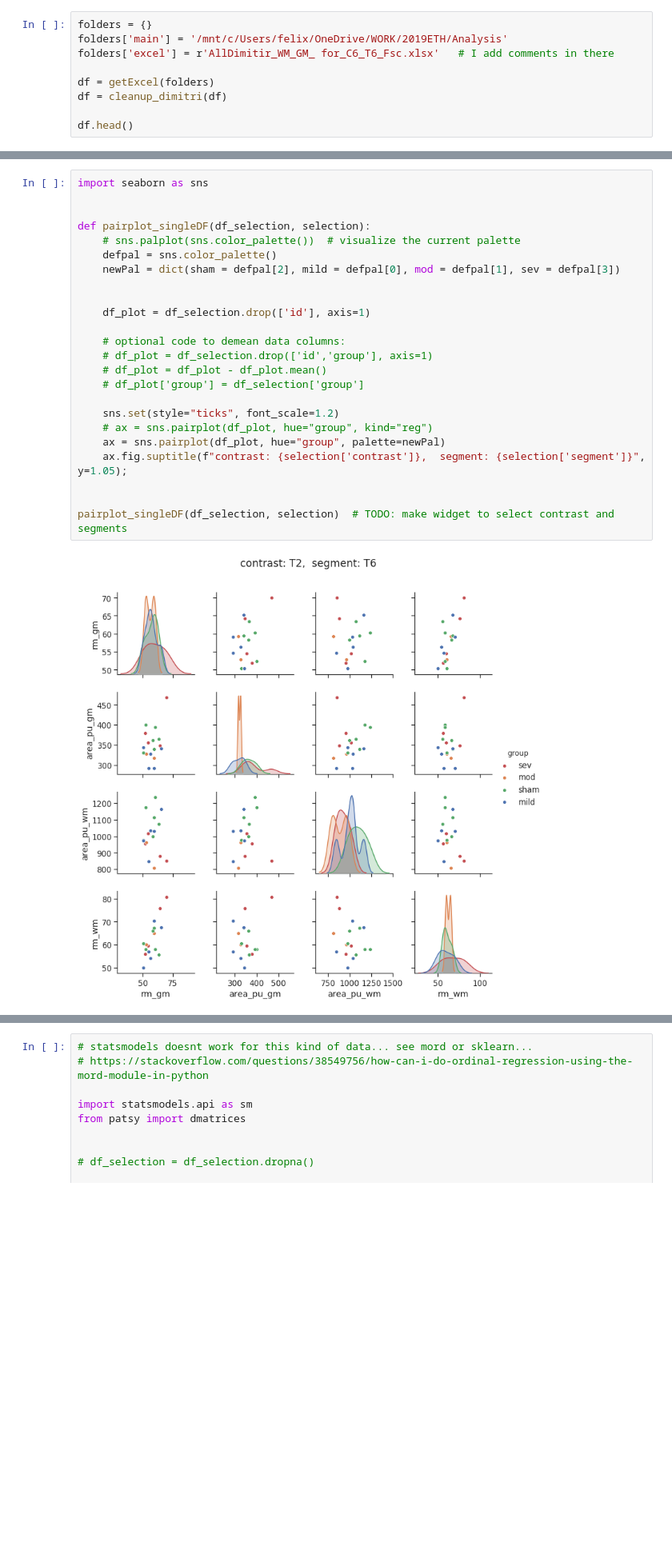
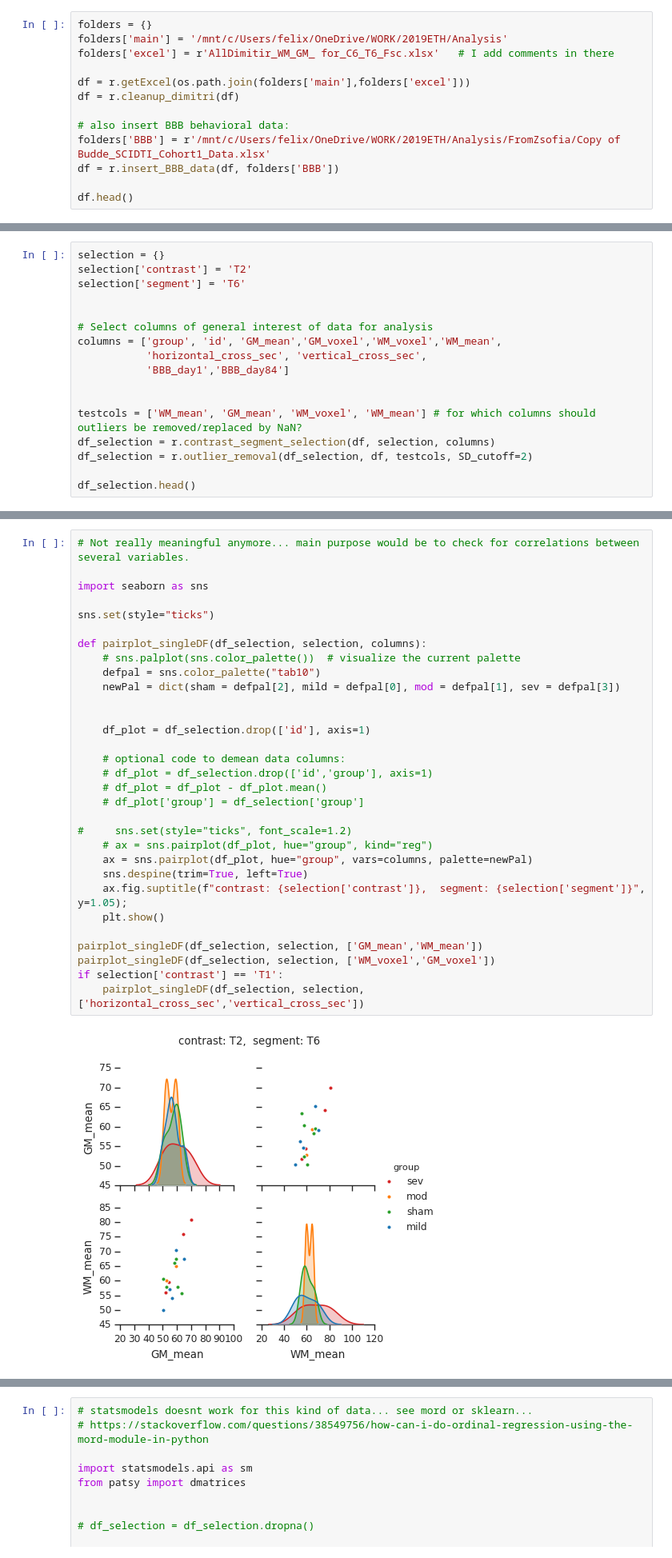
Before and after one commit to felixsc1/SpinalCord, a Jupyter notebook: Notebooks/Analysis.ipynb, the cells around one changed output, grey strips where cells are left out. Shown at 80% size. Drawn from its saved outputs; the diff is of its cells as text; blank space fills up the shorter version.

Commit message:
parameterization of large parts of Analysis

```diff
--- a/Notebooks/Analysis.ipynb
+++ b/Notebooks/Analysis.ipynb
@@ -39,8 +21,12 @@ folders = {}
 folders['main'] = '/mnt/c/Users/felix/OneDrive/WORK/2019ETH/Analysis'
 folders['excel'] = r'AllDimitir_WM_GM_ for_C6_T6_Fsc.xlsx'   # I add comments in there
 
-df = getExcel(folders)
-df = cleanup_dimitri(df)
+df = r.getExcel(os.path.join(folders['main'],folders['excel']))
+df = r.cleanup_dimitri(df)
+
+# also insert BBB behavioral data:
+folders['BBB'] = r'/mnt/c/Users/felix/OneDrive/WORK/2019ETH/Analysis/FromZsofia/Copy of Budde_SCIDTI_Cohort1_Data.xlsx'
+df = r.insert_BBB_data(df, folders['BBB'])
 
 df.head()
 # %% [output]
@@ -133,0 +51,17 @@ Name: comments, dtype: object
+# %%
+selection = {}
+selection['contrast'] = 'T2'
+selection['segment'] = 'T6'
+
+
+# Select columns of general interest of data for analysis
+columns = ['group', 'id', 'GM_mean','GM_voxel','WM_voxel','WM_mean',
+           'horizontal_cross_sec', 'vertical_cross_sec',
+           'BBB_day1','BBB_day84']
+
+
+testcols = ['WM_mean', 'GM_mean', 'WM_voxel', 'WM_mean'] # for which columns should outliers be removed/replaced by NaN?
+df_selection = r.contrast_segment_selection(df, selection, columns)
+df_selection = r.outlier_removal(df_selection, df, testcols, SD_cutoff=2)
+
+df_selection.head()
@@ -134,26 +89,33 @@ Name: comments, dtype: object
 # %%
+# Not really meaningful anymore... main purpose would be to check for correlations between several variables.
+
 import seaborn as sns
 
+sns.set(style="ticks")
 
-def pairplot_singleDF(df_selection, selection):
+def pairplot_singleDF(df_selection, selection, columns):
     # sns.palplot(sns.color_palette())  # visualize the current palette
-    defpal = sns.color_palette()
+    defpal = sns.color_palette("tab10")
     newPal = dict(sham = defpal[2], mild = defpal[0], mod = defpal[1], sev = defpal[3])
 
 
     df_plot = df_selection.drop(['id'], axis=1)
 
     # optional code to demean data columns:
     # df_plot = df_selection.drop(['id','group'], axis=1)
     # df_plot = df_plot - df_plot.mean()
     # df_plot['group'] = df_selection['group']
 
-    sns.set(style="ticks", font_scale=1.2)
+#     sns.set(style="ticks", font_scale=1.2)
     # ax = sns.pairplot(df_plot, hue="group", kind="reg")
-    ax = sns.pairplot(df_plot, hue="group", palette=newPal)
+    ax = sns.pairplot(df_plot, hue="group", vars=columns, palette=newPal)
+    sns.despine(trim=True, left=True)
     ax.fig.suptitle(f"contrast: {selection['contrast']},  segment: {selection['segment']}", y=1.05);
+    plt.show()
 
-
-pairplot_singleDF(df_selection, selection)  # TODO: make widget to select contrast and segments
+pairplot_singleDF(df_selection, selection, ['GM_mean','WM_mean'])
+pairplot_singleDF(df_selection, selection, ['WM_voxel','GM_voxel'])
+if selection['contrast'] == 'T1':
+    pairplot_singleDF(df_selection, selection, ['horizontal_cross_sec','vertical_cross_sec'])
 # %% [output]
-[figure, old version]
+[figure, new version]
```
Also changed, not shown: parts of 13 cells of this notebook, 1 other file.
